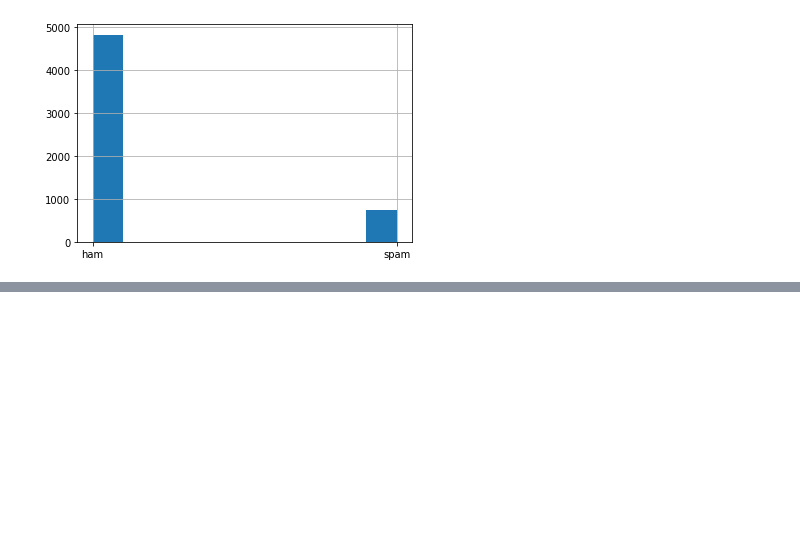
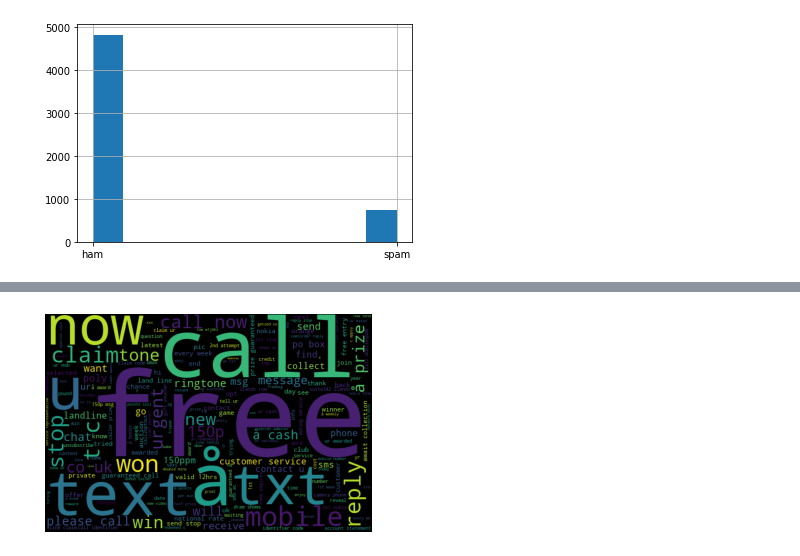
Before and after one commit to DrAlexSanz/nlpv2-course, a Jupyter notebook: Spam_detection.ipynb, the cells around one changed output, grey strips where cells are left out. Cells and saved outputs as stored; diff of their text form; code cells hidden in the pictures; blank space fills up the shorter version.

```diff
--- a/Spam_detection.ipynb
+++ b/Spam_detection.ipynb
@@ -90,0 +148,20 @@ model.fit(x_train, y_train)
+# %%
+def visualize_labels(label):
+    """Given a label ham/spam make a word cloud and a plot"""
+
+    words = ""
+    for msg in df[df["labels"] == label]["data"]:
+        msg = msg.lower()
+        words += msg + " " # Add a space to each word
+
+    wordcloud = WordCloud(width = 600, height = 400).generate(words)
+
+    plt.imshow(wordcloud)
+    plt.axis("off")
+    plt.show()
+
+    return
+# %%
+visualize_labels("spam")
+# %% [output]
+[figure, added]
```
Also changed, not shown: parts of 16 cells of this notebook.
